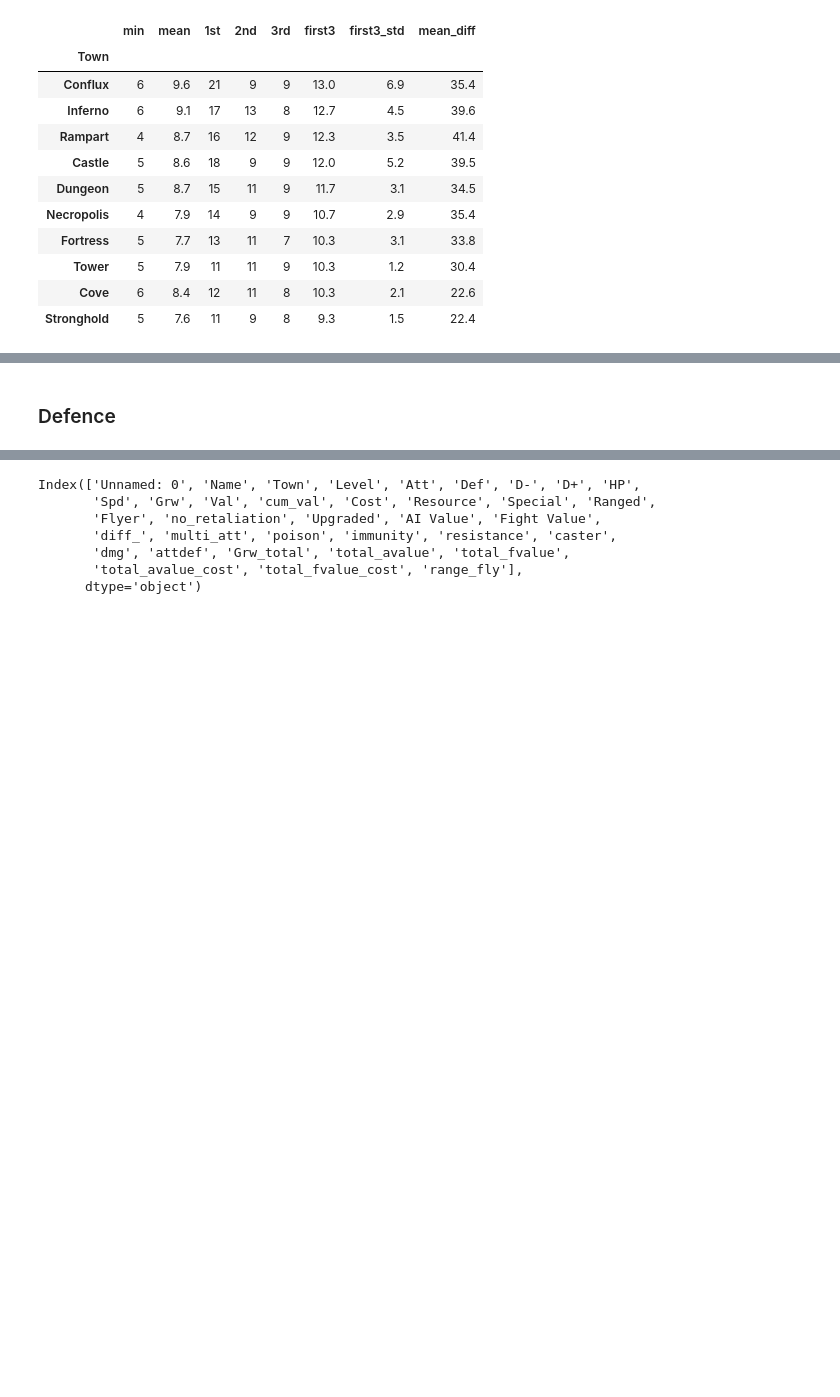
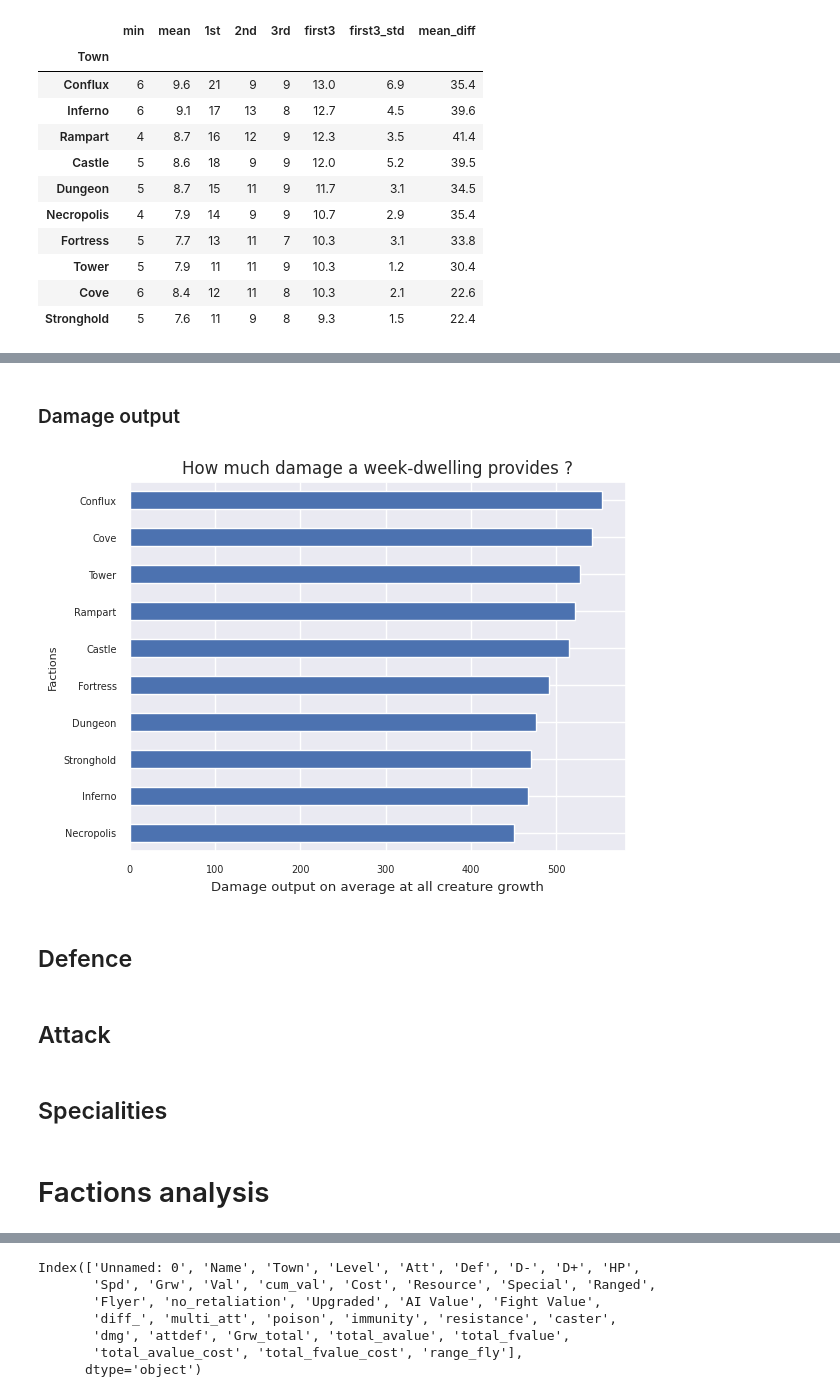
Before and after one commit to tazar09/h3_working_repo, a Jupyter notebook: h3_castles[oct10].ipynb, the cells around one changed output, grey strips where cells are left out. Drawn from its saved outputs; the diff is of its cells as text; code cells hidden in the pictures; blank space fills up the shorter version.

```diff
--- a/h3_castles[oct10].ipynb
+++ b/h3_castles[oct10].ipynb
@@ -646,2 +656,18 @@ df_fortress[['Name', 'Spd', 'Upgraded']].sort_values(by='Spd', ascending = False
+# %% [markdown]
+### Damage output
+# %%
+df_dmg.groupby('Town')['dmg_avg_total'].sum().sort_values(ascending=True).plot(kind = 'barh', fontsize = 7)
+plt.xlabel("Damage output on average at all creature growth", fontsize=9.5)
+plt.ylabel("Factions", fontsize=8)
+plt.title('How much damage a week-dwelling provides ?')
+plt.show()
+# %% [output]
+[figure, added]
 # %% [markdown]
-### Defence
+## Defence
+# %% [markdown]
+## Attack
+# %% [markdown]
+## Specialities
+# %% [markdown]
+# Factions analysis
```
Also changed, not shown: parts of 68 cells of this notebook.
